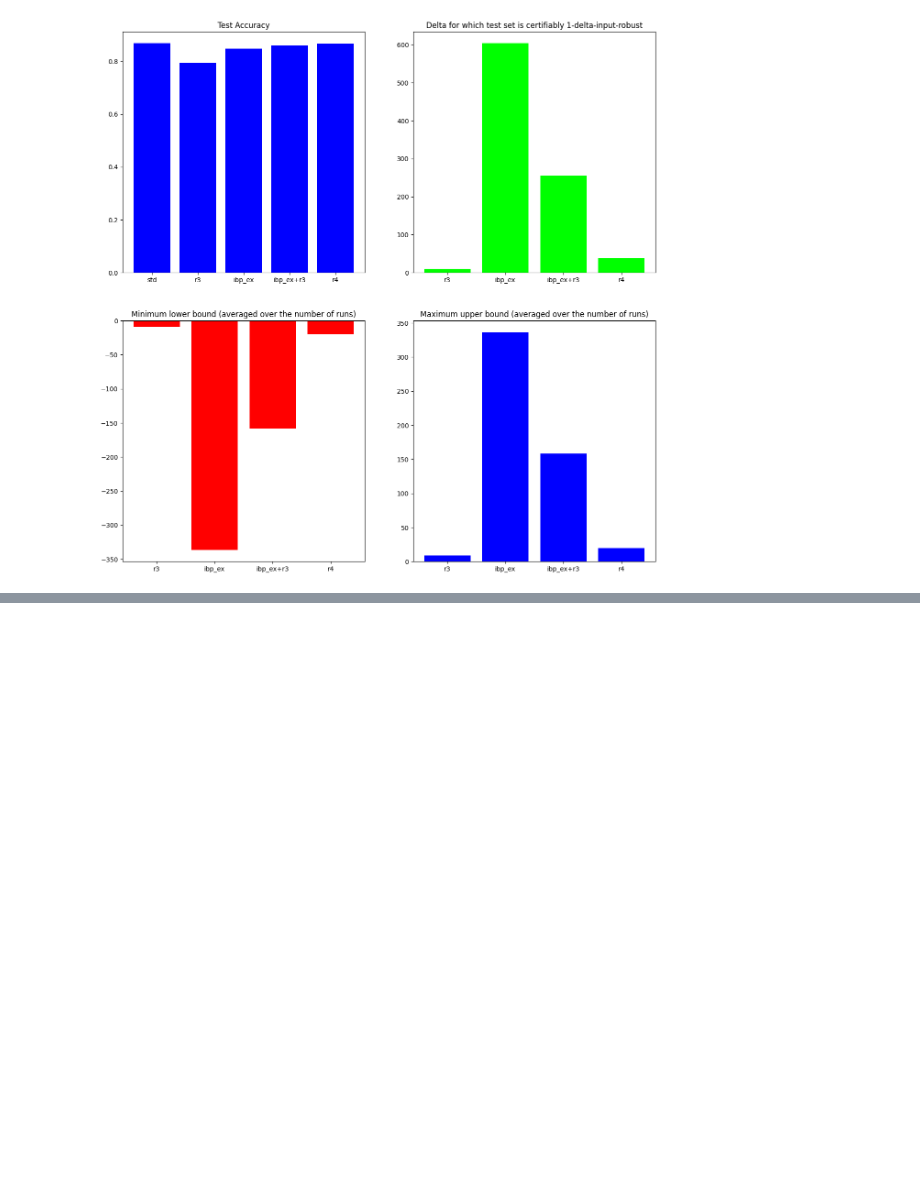
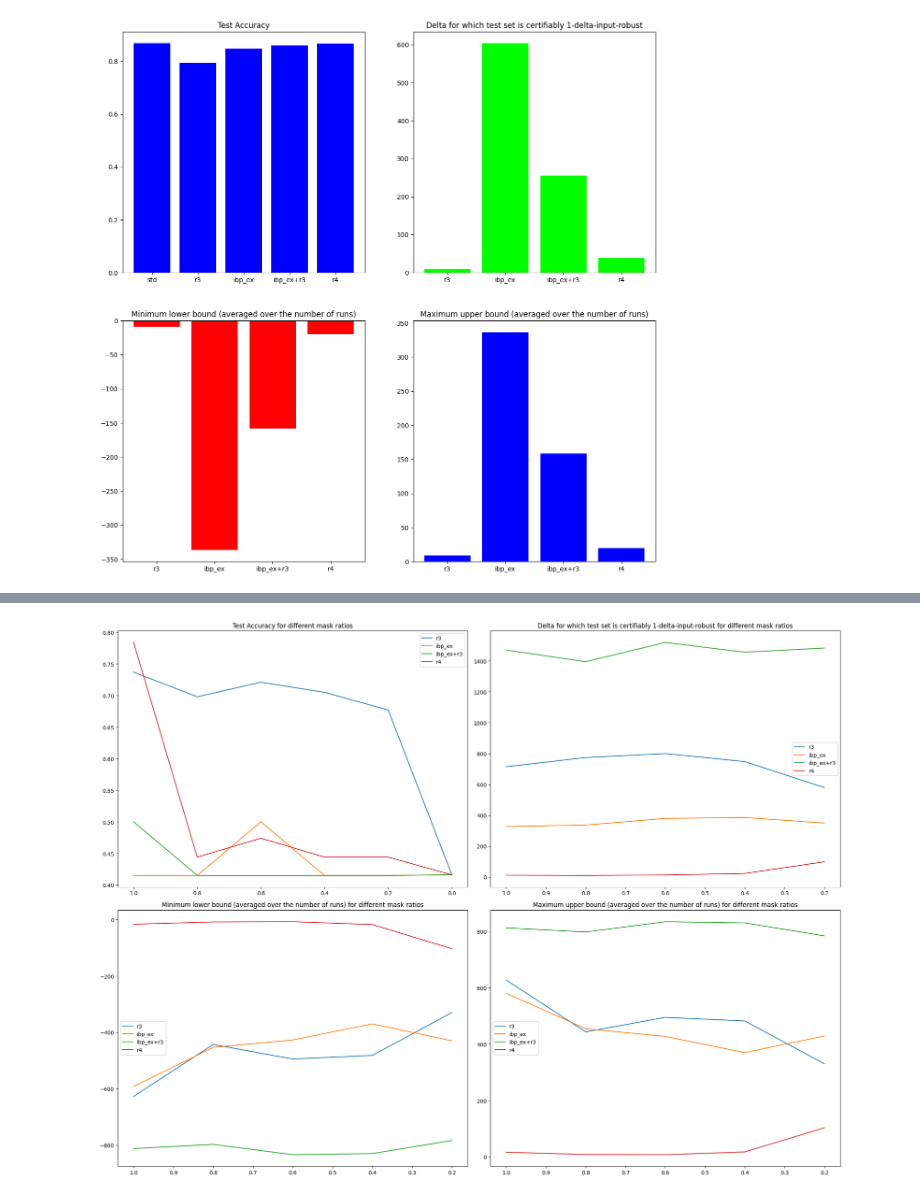
Before and after one commit to Mihneaghitu/ModelGuidanceViaRobustFeatureAttribution, a Jupyter notebook: examples/R4_PLOTS.ipynb, the cells around one changed output, grey strips where cells are left out. Drawn from its saved outputs; the diff is of its cells as text; code cells hidden in the pictures; blank space fills up the shorter version.

```diff
--- a/examples/R4_PLOTS.ipynb
+++ b/examples/R4_PLOTS.ipynb
@@ -26,0 +24,4 @@ KeyError: 'min_lower_bound'
+# %%
+plots.make_sample_complexity_plots_for_dset("derma_mnist")
+# %% [output]
+[figure, added]
```
Also changed, not shown: parts of 3 cells of this notebook, 8 other files.
